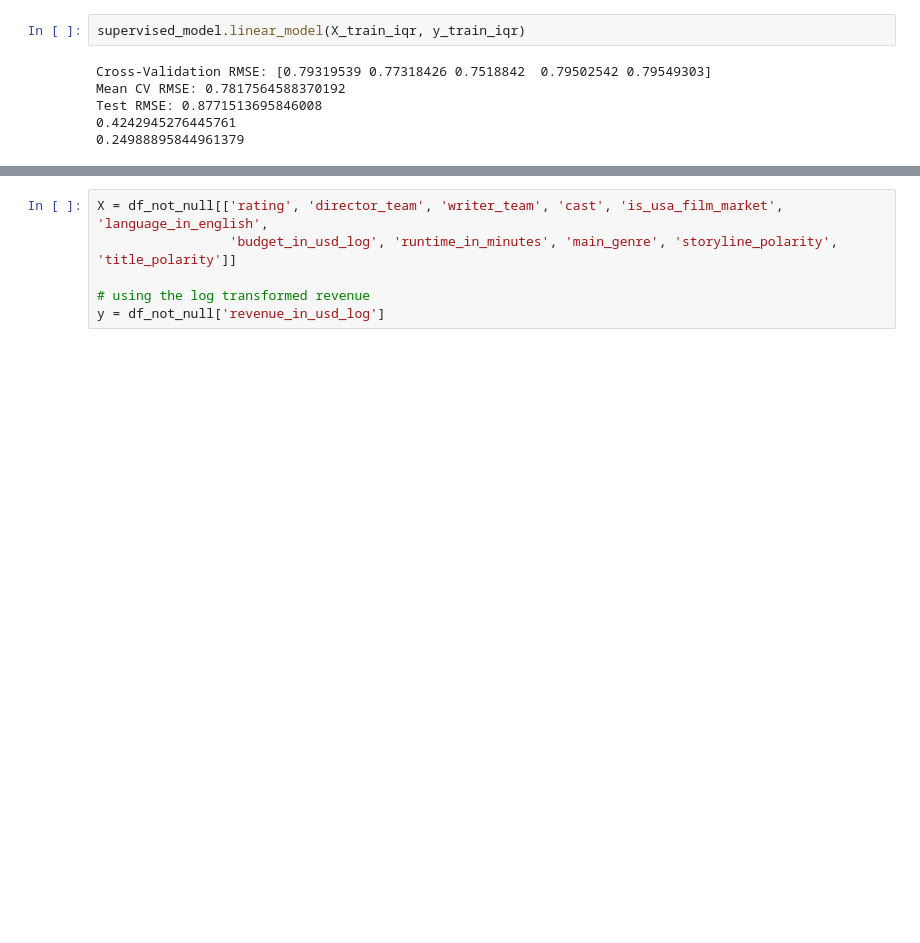
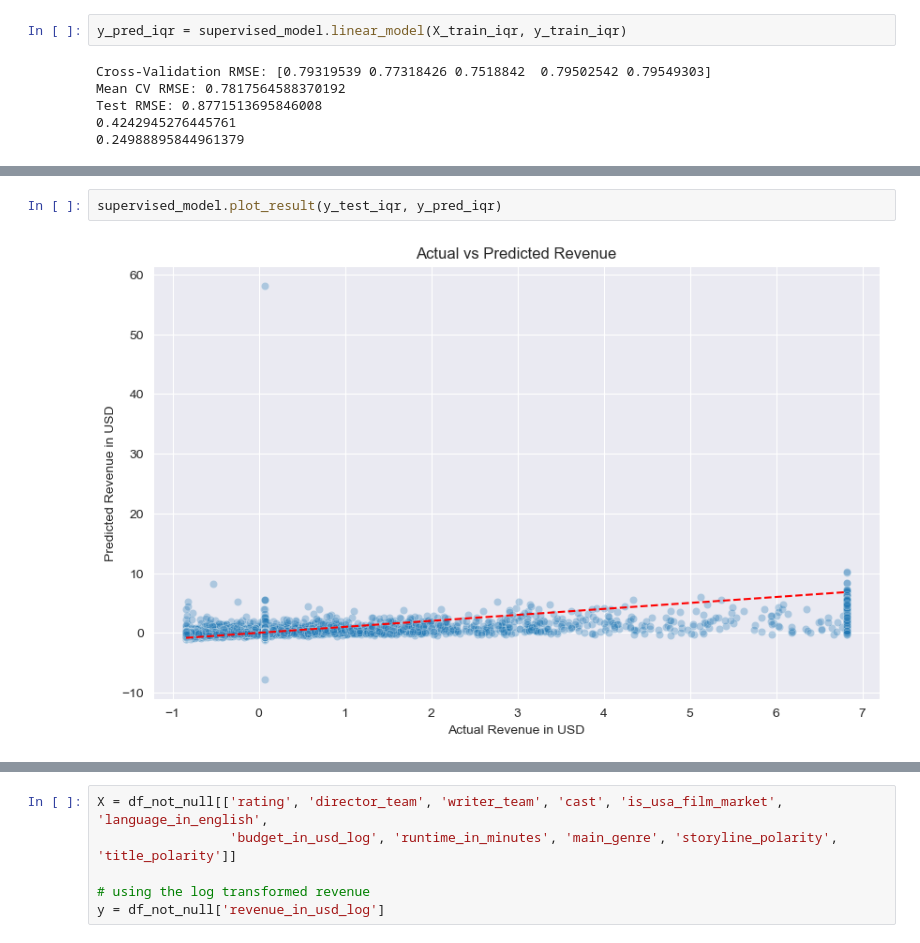
Before and after one commit to akinolu52/movie-revenue-prediction, a Jupyter notebook: explore.ipynb, the cells around one changed output, grey strips where cells are left out. Drawn from its saved outputs; the diff is of its cells as text; blank space fills up the shorter version.

```diff
--- a/explore.ipynb
+++ b/explore.ipynb
@@ -1882,7 +1897,7 @@ Test RMSE: 1.162130738079246
 0.38308980899662826
 -0.3166988106689943
 # %%
-supervised_model.linear_model(X_train_iqr, y_train_iqr)
+y_pred_iqr = supervised_model.linear_model(X_train_iqr, y_train_iqr)
 # %% [output]
 Cross-Validation RMSE: [0.79319539 0.77318426 0.7518842  0.79502542 0.79549303]
 Mean CV RMSE: 0.7817564588370192
@@ -1898,0 +1919,4 @@ Test RMSE: 0.8992032436741918
+# %%
+supervised_model.plot_result(y_test_iqr, y_pred_iqr)
+# %% [output]
+[figure, added]
```
Also changed, not shown: parts of 10 cells of this notebook.
